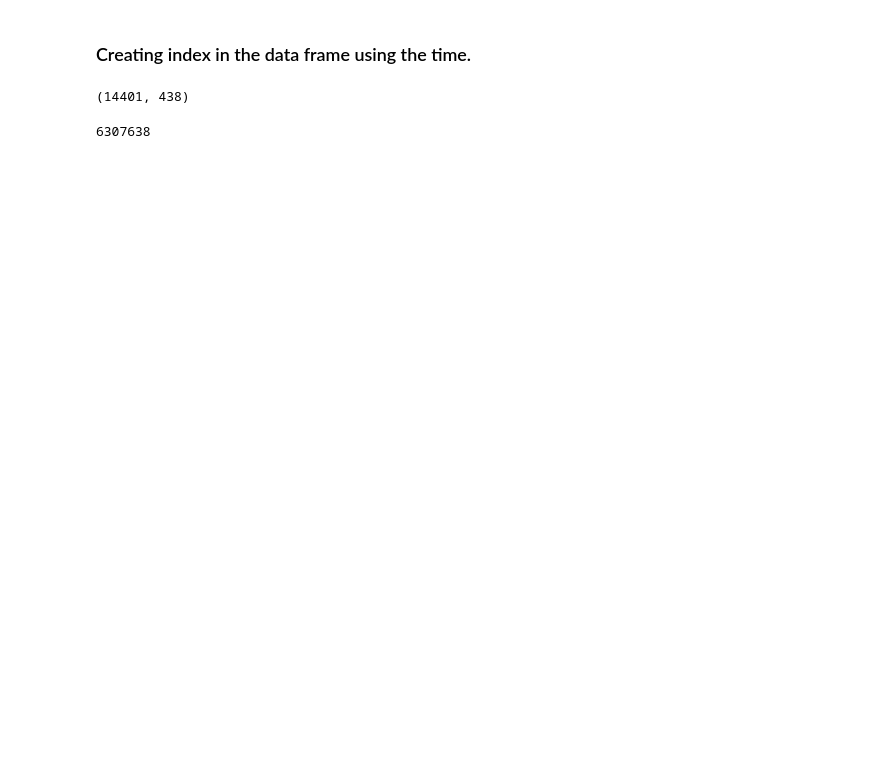
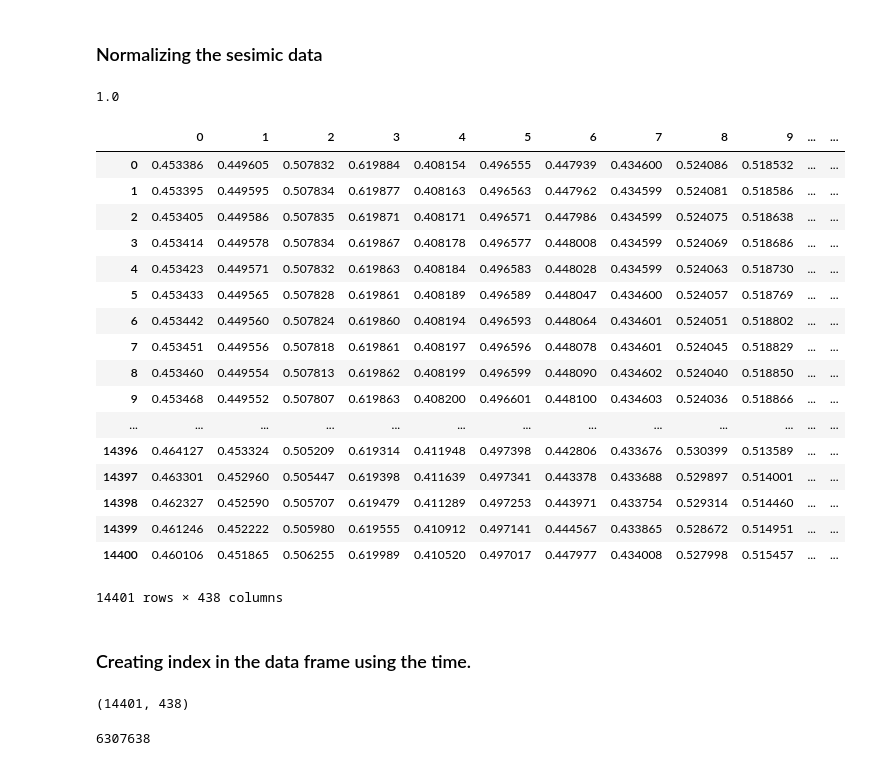
Before and after one commit to pratikshrivastava/DV_PROJECT_FALL2017, a Jupyter notebook: ProjectPart1-Transportable Array Interactive.ipynb, the cells around one changed output. Cells and saved outputs as stored; diff of their text form; code cells hidden in the pictures; blank space fills up the shorter version.

```diff
--- a/ProjectPart1-Transportable Array Interactive.ipynb
+++ b/ProjectPart1-Transportable Array Interactive.ipynb
@@ -100,3 +104,32 @@ TypeError: '[  1   2   3   4   5   6   7   8   9  10  11  12  13  14  15  16  17
+# %% [markdown]
+### Normalizing the sesimic data
+# %%
+data.min().min()
+data.max().max()
+data_norm = (data - data.min() ) / (data.max() - data.min())
+# %% [output]
+1.0
+# %%
+data_norm
+# %% [output]
+|  | 0 | 1 | 2 | 3 | 4 | 5 | 6 | 7 | 8 | 9 | ... | ... |
+| 0 | 0.453386 | 0.449605 | 0.507832 | 0.619884 | 0.408154 | 0.496555 | 0.447939 | 0.434600 | 0.524086 | 0.518532 | ... | ... |
+| 1 | 0.453395 | 0.449595 | 0.507834 | 0.619877 | 0.408163 | 0.496563 | 0.447962 | 0.434599 | 0.524081 | 0.518586 | ... | ... |
+| 2 | 0.453405 | 0.449586 | 0.507835 | 0.619871 | 0.408171 | 0.496571 | 0.447986 | 0.434599 | 0.524075 | 0.518638 | ... | ... |
+| 3 | 0.453414 | 0.449578 | 0.507834 | 0.619867 | 0.408178 | 0.496577 | 0.448008 | 0.434599 | 0.524069 | 0.518686 | ... | ... |
+| 4 | 0.453423 | 0.449571 | 0.507832 | 0.619863 | 0.408184 | 0.496583 | 0.448028 | 0.434599 | 0.524063 | 0.518730 | ... | ... |
+| 5 | 0.453433 | 0.449565 | 0.507828 | 0.619861 | 0.408189 | 0.496589 | 0.448047 | 0.434600 | 0.524057 | 0.518769 | ... | ... |
+| 6 | 0.453442 | 0.449560 | 0.507824 | 0.619860 | 0.408194 | 0.496593 | 0.448064 | 0.434601 | 0.524051 | 0.518802 | ... | ... |
+| 7 | 0.453451 | 0.449556 | 0.507818 | 0.619861 | 0.408197 | 0.496596 | 0.448078 | 0.434601 | 0.524045 | 0.518829 | ... | ... |
+| 8 | 0.453460 | 0.449554 | 0.507813 | 0.619862 | 0.408199 | 0.496599 | 0.448090 | 0.434602 | 0.524040 | 0.518850 | ... | ... |
+| 9 | 0.453468 | 0.449552 | 0.507807 | 0.619863 | 0.408200 | 0.496601 | 0.448100 | 0.434603 | 0.524036 | 0.518866 | ... | ... |
+| ... | ... | ... | ... | ... | ... | ... | ... | ... | ... | ... | ... | ... |
+| 14396 | 0.464127 | 0.453324 | 0.505209 | 0.619314 | 0.411948 | 0.497398 | 0.442806 | 0.433676 | 0.530399 | 0.513589 | ... | ... |
+| 14397 | 0.463301 | 0.452960 | 0.505447 | 0.619398 | 0.411639 | 0.497341 | 0.443378 | 0.433688 | 0.529897 | 0.514001 | ... | ... |
+| 14398 | 0.462327 | 0.452590 | 0.505707 | 0.619479 | 0.411289 | 0.497253 | 0.443971 | 0.433754 | 0.529314 | 0.514460 | ... | ... |
+| 14399 | 0.461246 | 0.452222 | 0.505980 | 0.619555 | 0.410912 | 0.497141 | 0.444567 | 0.433865 | 0.528672 | 0.514951 | ... | ... |
+| 14400 | 0.460106 | 0.451865 | 0.506255 | 0.619989 | 0.410520 | 0.497017 | 0.447977 | 0.434008 | 0.527998 | 0.515457 | ... | ... |
+14401 rows × 438 columns
 # %% [markdown]
 ### Creating index  in the data frame using the time.
 # %%
```
Also changed, not shown: parts of 13 cells of this notebook.
